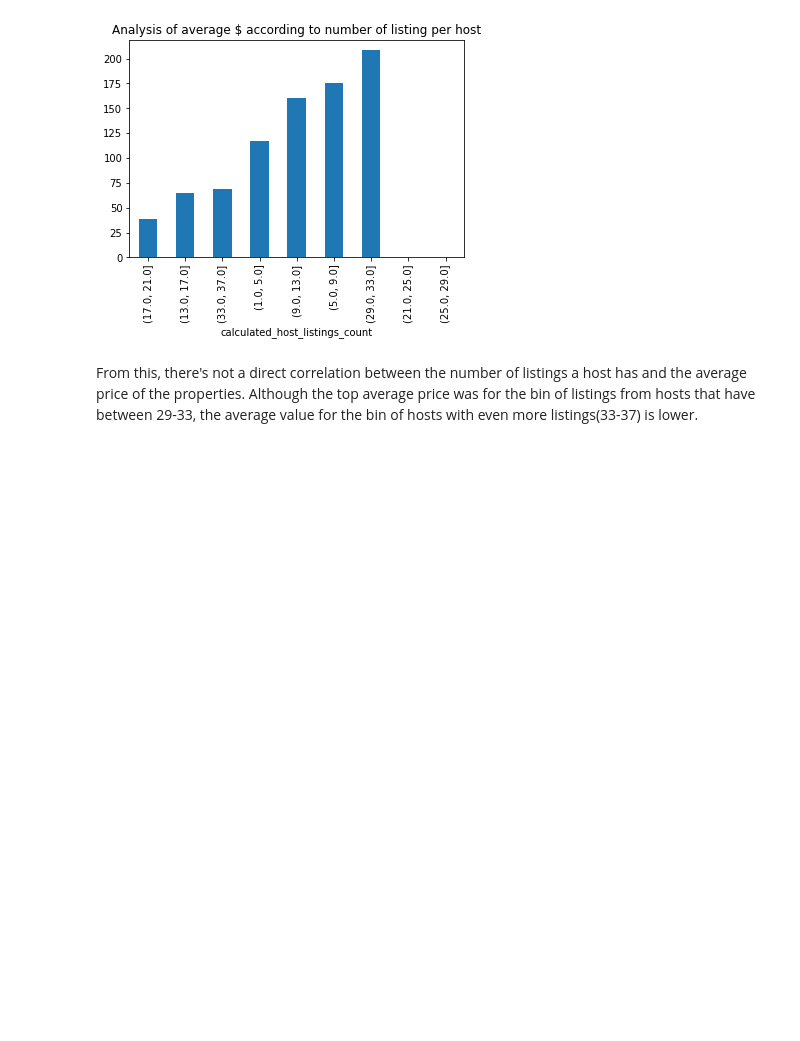
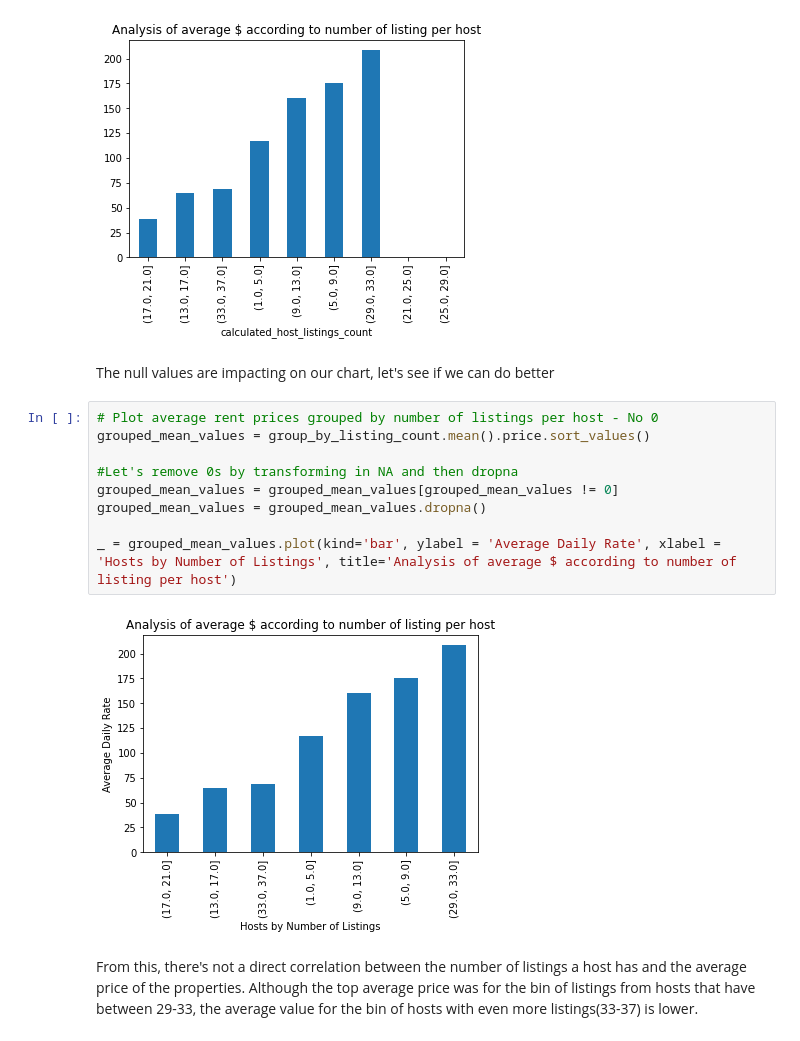
Before and after one commit to adaltof/seattle-airbnb, a Jupyter notebook: Seattle-AirBnb-Project.ipynb, the cells around one changed output. Drawn from its saved outputs; the diff is of its cells as text; blank space fills up the shorter version.

```diff
--- a/Seattle-AirBnb-Project.ipynb
+++ b/Seattle-AirBnb-Project.ipynb
@@ -155,6 +155,19 @@ group_by_listing_count.mean().price.sort_values().plot(kind='bar', title='Analys
 # %% [output]
 <AxesSubplot:title={'center':'Analysis of average $ according to number of listing per host'}, xlabel='calculated_host_listings_count'>
 [figure]
+# %% [markdown]
+The null values are impacting on our chart, let's see if we can do better
+# %%
+# Plot average rent prices grouped by number of listings per host - No 0
+grouped_mean_values = group_by_listing_count.mean().price.sort_values()
+
+#Let's remove 0s by transforming in NA and then dropna
+grouped_mean_values = grouped_mean_values[grouped_mean_values != 0]
+grouped_mean_values = grouped_mean_values.dropna()
+
+_ = grouped_mean_values.plot(kind='bar', ylabel = 'Average Daily Rate', xlabel = 'Hosts by Number of Listings', title='Analysis of average $ according to number of listing per host')
+# %% [output]
+[figure, added]
 # %% [markdown]
 From this, there's not a direct correlation between the number of listings a host has and the average price of the properties. Although the top average price was for the bin of listings from hosts that have between 29-33, the average value for the bin of hosts with even more listings(33-37) is lower.
 # %%
```
Also changed, not shown: parts of 3 cells of this notebook.
